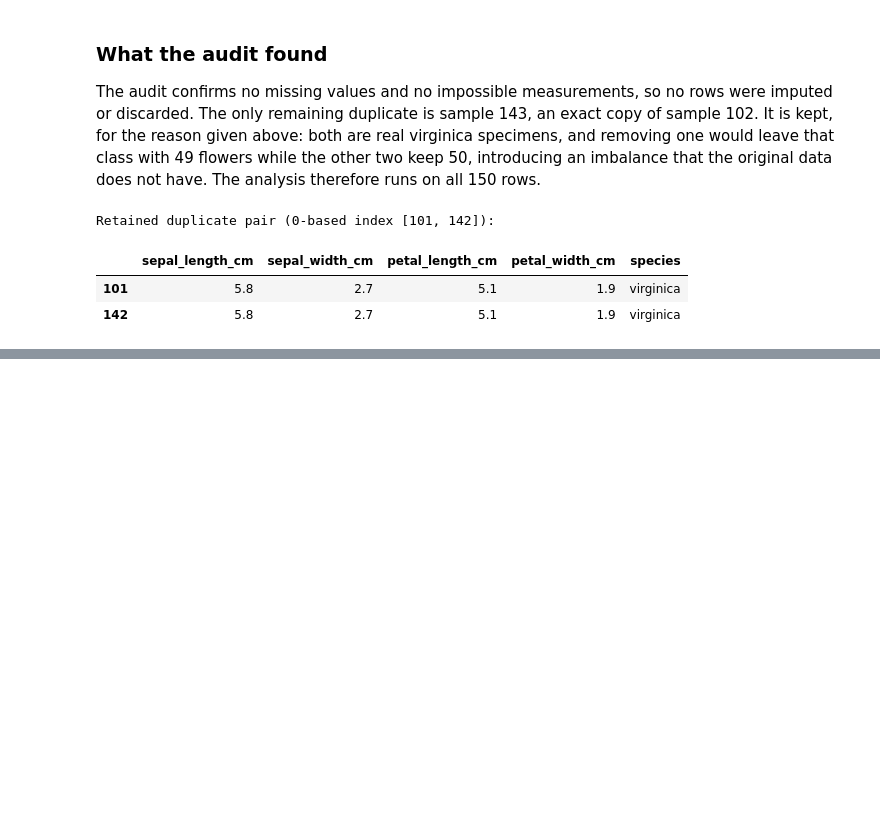
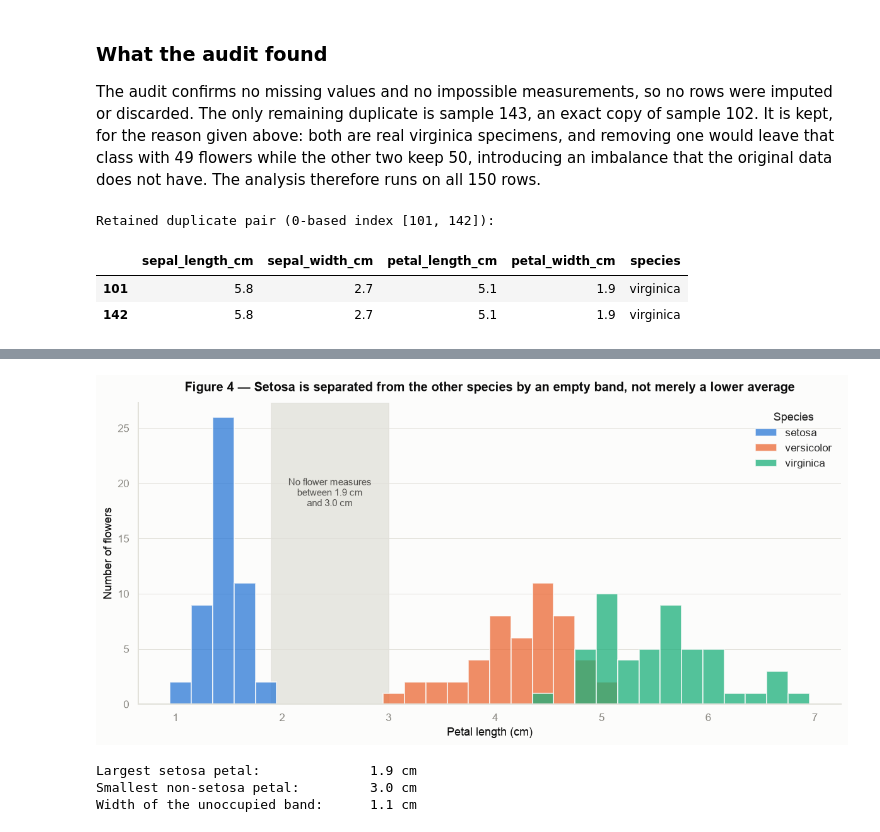
Before and after one commit to tcolo/ai-programming-foundations-project, a Jupyter notebook: data_workflow.ipynb, the cells around one changed output, grey strips where cells are left out. Saved outputs shown, nothing was run; the diff lists cells and outputs as text; code cells hidden in the pictures; blank space fills up the shorter version.

```diff
--- a/data_workflow.ipynb
+++ b/data_workflow.ipynb
@@ -542,2 +887,50 @@ Retained duplicate pair (0-based index [101, 142]):
+# %%
+fig, ax = plt.subplots(figsize=(11, 5.5))
+
+# Edges at x.x5 so that no bar can span the boundary of the empty band.
+bins = np.arange(0.95, 7.15, 0.2)
+
+for species in SPECIES_ORDER:
+    ax.hist(
+        df.loc[df["species"] == species, "petal_length_cm"],
+        bins=bins, alpha=0.75,
+        color=SPECIES_COLORS[species],
+        edgecolor=SURFACE, linewidth=1.2,
+        label=species,
+    )
+
+setosa_max = df.loc[df["species"] == "setosa", "petal_length_cm"].max()
+others_min = df.loc[df["species"] != "setosa", "petal_length_cm"].min()
+
+ax.axvspan(setosa_max, others_min, color=GRID, alpha=0.75, zorder=0)
+
+ax.annotate(
+    f"No flower measures\nbetween {setosa_max} cm\nand {others_min} cm",
+    xy=((setosa_max + others_min) / 2, ax.get_ylim()[1] * 0.70),
+    ha="center", va="center", fontsize=10, color="#52514e",
+)
+
+ax.set_xlabel("Petal length (cm)")
+ax.set_ylabel("Number of flowers")
+ax.set_title(
+    "Figure 4 — Setosa is separated from the other species by an empty band, "
+    "not merely a lower average",
+    fontsize=13, fontweight="bold", pad=12,
+)
+ax.legend(title="Species", frameon=False)
+ax.grid(True, axis="y", linewidth=0.6, color=GRID)
+ax.grid(False, axis="x")
+sns.despine(ax=ax)
+fig.tight_layout()
+plt.show()
+
+print(f"Largest setosa petal:              {setosa_max} cm")
+print(f"Smallest non-setosa petal:         {others_min} cm")
+print(f"Width of the unoccupied band:      {round(others_min - setosa_max, 2)} cm")
+# %% [output]
+[figure, added]
+Largest setosa petal:              1.9 cm
+Smallest non-setosa petal:         3.0 cm
+Width of the unoccupied band:      1.1 cm
 # %% [markdown]
 ## 6. Summary and interpretation
```
Also changed, not shown: parts of 15 cells of this notebook.
